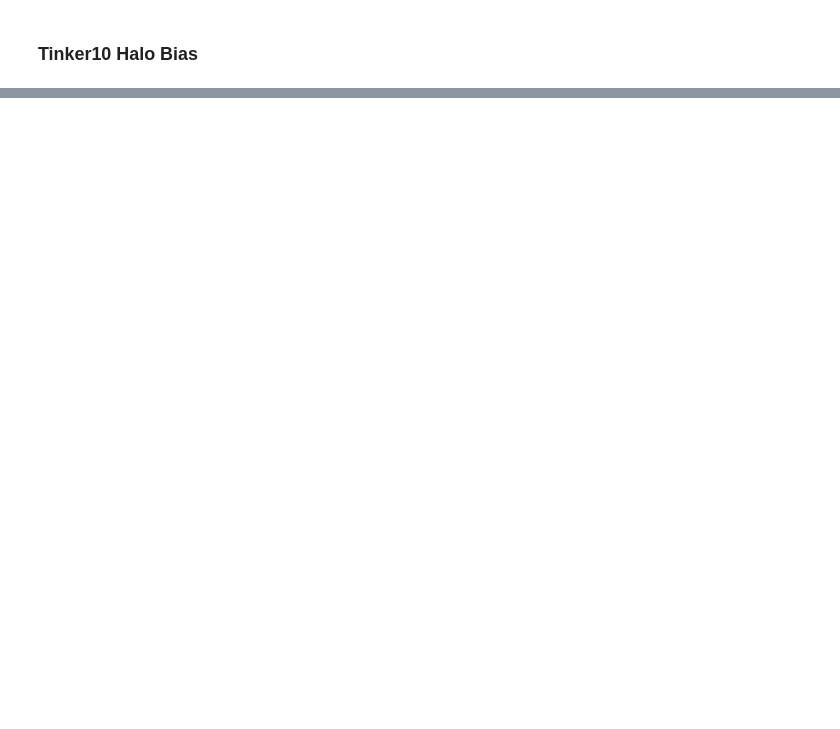
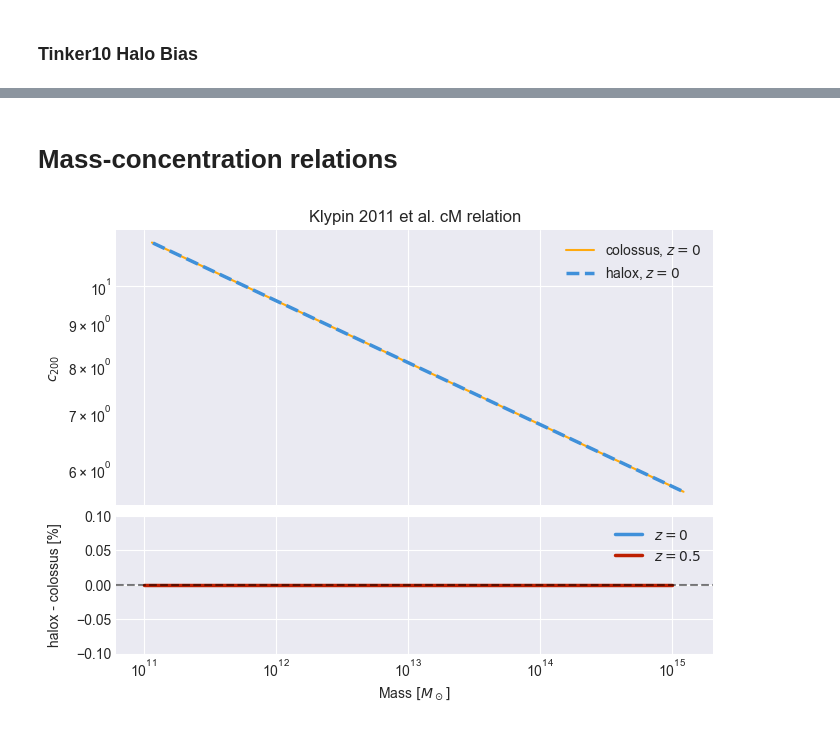
Before and after one commit to fkeruzore/halox, a Jupyter notebook: notebooks/halox_vs_colossus.ipynb, the cells around one changed output, grey strips where cells are left out. Cells and saved outputs as stored; diff of their text form; code cells hidden in the pictures; blank space fills up the shorter version.

Commit message:
more new cm relation location changes, plus notebook updates for halox v. colossus, cMrelaion, and einasto notebooks

```diff
--- a/notebooks/halox_vs_colossus.ipynb
+++ b/notebooks/halox_vs_colossus.ipynb
@@ -989,0 +993,2 @@ fig.align_labels([ax_main, ax_ratio])
+# %% [markdown]
+# Mass-concentration relations
@@ -989,0 +1080,29 @@ fig.align_labels([ax_main, ax_ratio])
+# %%
+# Create comparison plot
+fig, ax_main, ax_ratio = create_comparison_plot()
+
+# Main panel: plot colossus first (behind), then halox (on top)
+# z=0.0
+ax_main.loglog(mklyp_col, cklypin_col, label="colossus, $z=0$", **style_kw[0])
+ax_main.loglog(mklyp, cklypin, label="halox, $z=0$", **style_kw[1])
+
+ax_main.set_ylabel(r"$c_{200}$")
+ax_main.set_title("Klypin 2011 et al. cM relation")
+ax_main.legend()
+
+# Ratio panel: relative differences for both redshifts
+ratio_z0 = (cklypin / cklypin_col - 1.0) * 100  # Convert to %
+
+ax_ratio.semilogx(mray, ratio_z0, label="$z=0$", **style_kw[-3])
+ax_ratio.semilogx(mray, ratio_z1, label="$z=0.5$", **style_kw[-2])
+
+ax_ratio.axhline(0.0, color="k", linestyle="--", alpha=0.5)
+ax_ratio.set_xlabel(r"Mass $[M_\odot]$")
+ax_ratio.set_ylabel("halox - colossus [%]")
+ax_ratio.set_ylim(-0.1, 0.1)
+ax_ratio.legend()
+
+# Align y-axis labels
+fig.align_labels([ax_main, ax_ratio])
+# %% [output]
+[figure, added]
```
Also changed, not shown: parts of 8 cells of this notebook, 8 other files.
